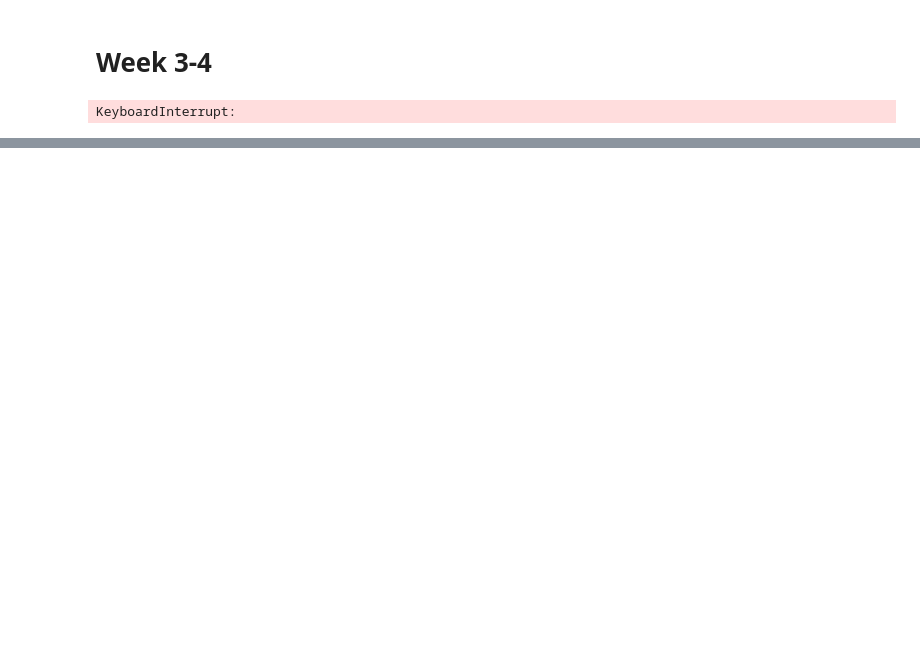
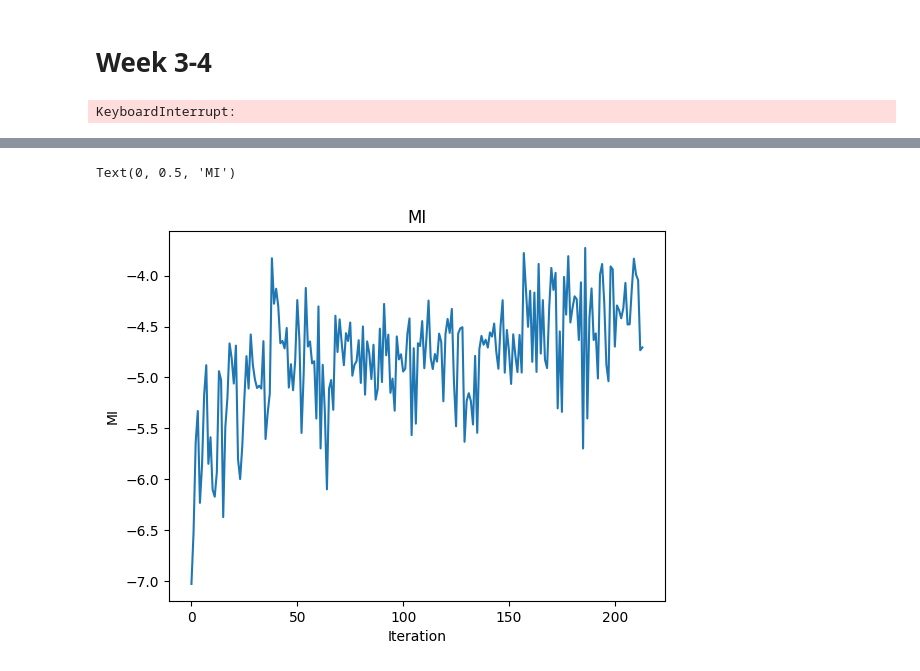
Before and after one commit to Snailed/bayesian-optimal-design-pocs, a Jupyter notebook: python/Final Notebook.ipynb, the cells around one changed output, grey strips where cells are left out. Saved outputs shown, nothing was run; the diff lists cells and outputs as text; code cells hidden in the pictures; blank space fills up the shorter version.

```diff
--- a/python/Final Notebook.ipynb
+++ b/python/Final Notebook.ipynb
@@ -298,0 +461,8 @@ ValueError: matmul: Input operand 1 has a mismatch in its core dimension 0, with
+# %%
+plt.plot(list(range(len(mis))), mis)
+plt.title("MI")
+plt.xlabel("Iteration")
+plt.ylabel("MI")
+# %% [output]
+Text(0, 0.5, 'MI')
+[figure, added]
```
Also changed, not shown: parts of 20 cells of this notebook, 7 other files.
